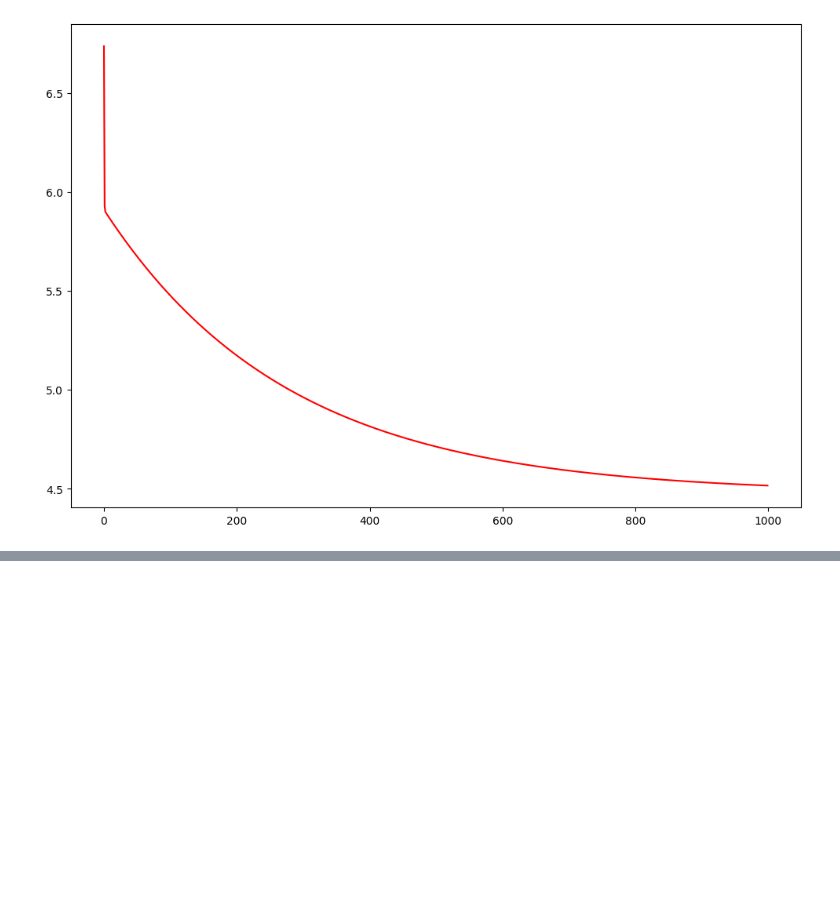
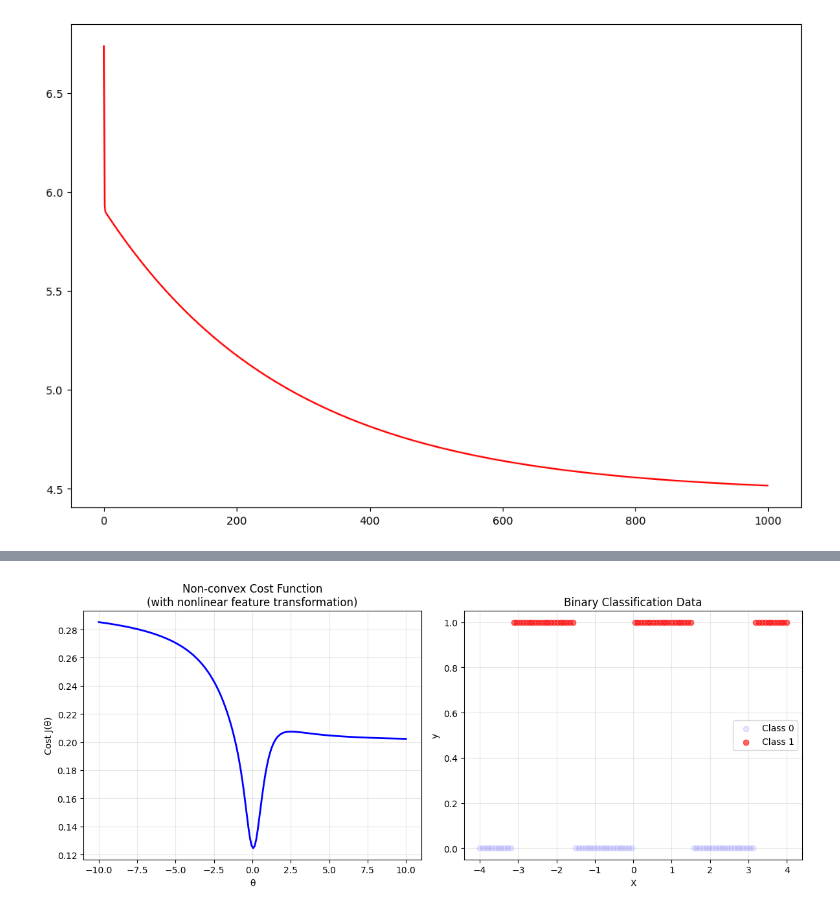
Before and after one commit to Yoasobisong/ML-note, a Jupyter notebook: Ml_homework/ex1/ex1.ipynb, the cells around one changed output, grey strips where cells are left out. Saved outputs shown, nothing was run; the diff lists cells and outputs as text; code cells hidden in the pictures; blank space fills up the shorter version.

```diff
--- a/Ml_homework/ex1/ex1.ipynb
+++ b/Ml_homework/ex1/ex1.ipynb
@@ -133,0 +267,44 @@ plt.show()
+# %%
+import numpy as np
+import matplotlib.pyplot as plt
+
+# Generate data
+X = np.linspace(-4, 4, 100).reshape(-1, 1)
+y = (np.sin(2 * X) > 0).astype(float)
+
+# 非线性特征转换
+def transform_features(X, theta):
+    return 1 / (1 + np.exp(-theta * X))  # 使用sigmoid作为特征转换
+
+# 计算非线性模型的MSE
+def compute_nonlinear_mse_cost(theta):
+    predictions = transform_features(X, theta)
+    return np.mean((predictions - y) ** 2) / 2
+
+# 计算代价
+theta_vals = np.linspace(-10, 10, 200)
+J_nonlinear = np.array([compute_nonlinear_mse_cost(theta) for theta in theta_vals])
+
+# 绘图
+plt.figure(figsize=(12, 5))
+
+plt.subplot(122)
+plt.scatter(X[y==0], y[y==0], color='blue', label='Class 0', alpha=0.1)
+plt.scatter(X[y==1], y[y==1], color='red', label='Class 1', alpha=0.6)
+plt.xlabel('X')
+plt.ylabel('y')
+plt.title('Binary Classification Data')
+plt.legend()
+plt.grid(True, alpha=0.3)
+
+plt.subplot(121)
+plt.plot(theta_vals, J_nonlinear, 'b-', linewidth=2)
+plt.xlabel('θ')
+plt.ylabel('Cost J(θ)')
+plt.title('Non-convex Cost Function\n(with nonlinear feature transformation)')
+plt.grid(True, alpha=0.3)
+
+plt.tight_layout()
+plt.show()
+# %% [output]
+[figure, added]
```
Also changed, not shown: parts of 13 cells of this notebook, 1 other file.
